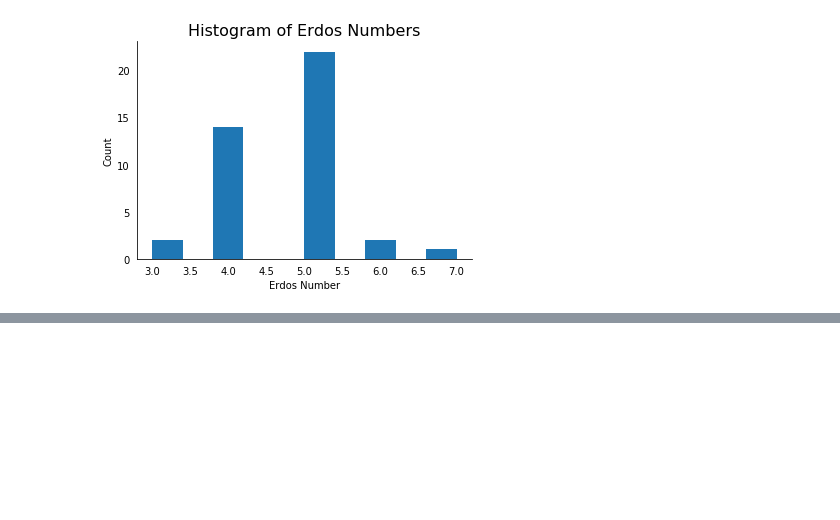
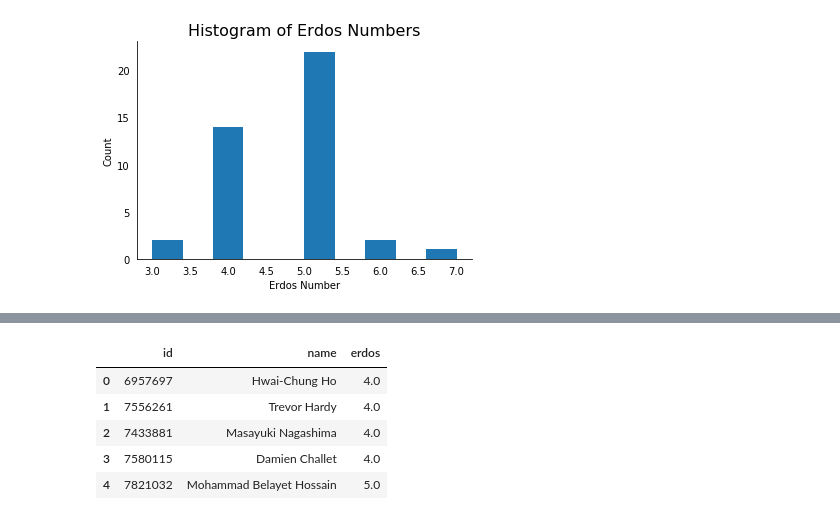
Before and after one commit to mfer0010/Data-Science-Assignment, a Jupyter notebook: 201819_CPS3235_FERRIGGI_MARC_286397M_assignment_code/task1/02 - Queries.ipynb, the cells around one changed output, grey strips where cells are left out. Cells and saved outputs as stored; diff of their text form; code cells hidden in the pictures; blank space fills up the shorter version.

```diff
--- a/201819_CPS3235_FERRIGGI_MARC_286397M_assignment_code/task1/02 - Queries.ipynb
+++ b/201819_CPS3235_FERRIGGI_MARC_286397M_assignment_code/task1/02 - Queries.ipynb
@@ -227,0 +271,11 @@ ax.get_figure().savefig('./plots/erdos_hist.png',bbox_inches='tight')
+# %%
+df['erdos'].replace('None', np.nan, inplace=True)
+df['erdos'] = pd.to_numeric(df['erdos'])
+df.head()
+# %% [output]
+|  | id | name | erdos |
+| 0 | 6957697 | Hwai-Chung Ho | 4.0 |
+| 1 | 7556261 | Trevor Hardy | 4.0 |
+| 2 | 7433881 | Masayuki Nagashima | 4.0 |
+| 3 | 7580115 | Damien Challet | 4.0 |
+| 4 | 7821032 | Mohammad Belayet Hossain | 5.0 |
```
Also changed, not shown: parts of 10 cells of this notebook, 7 other files.
